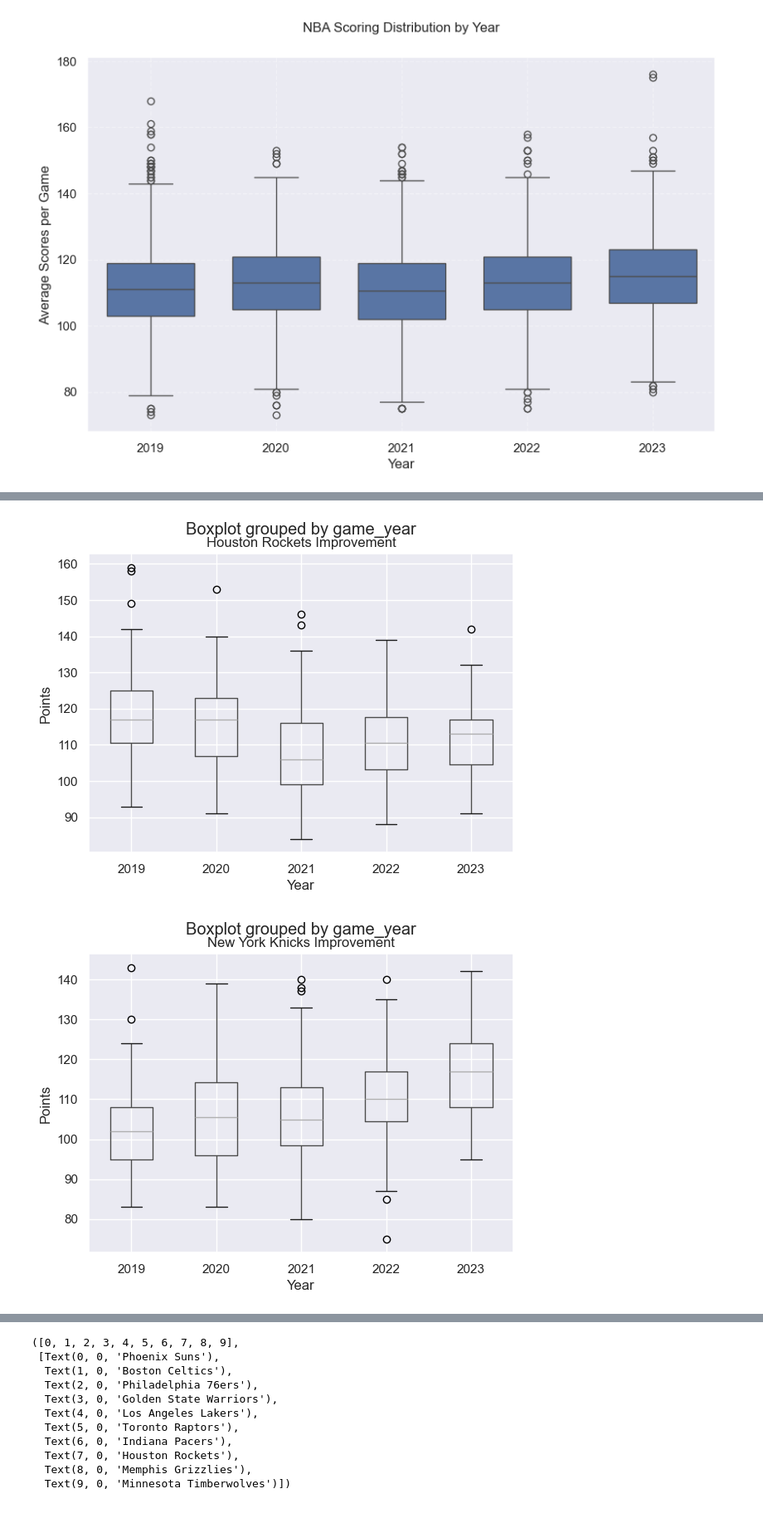
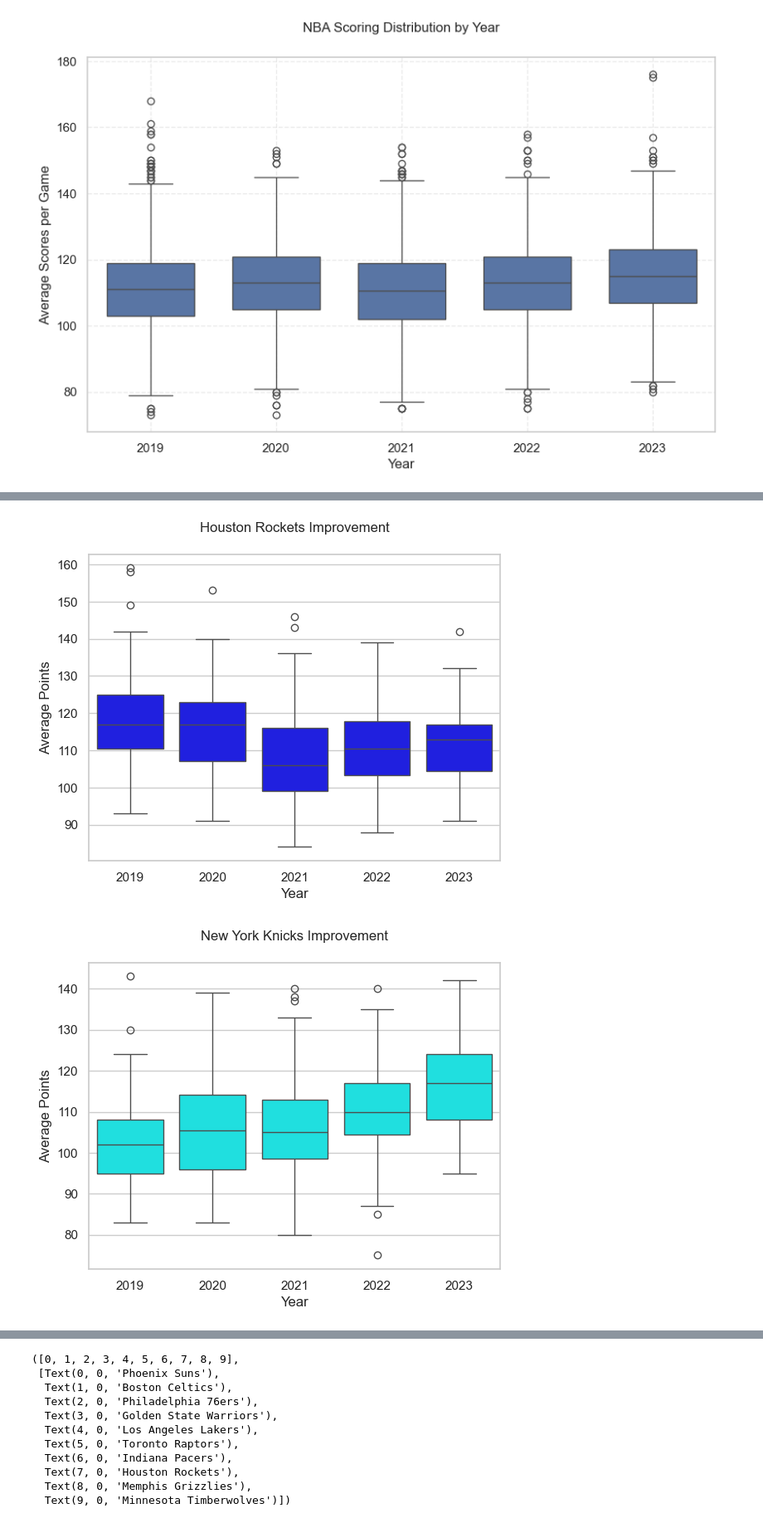
Before and after one commit to thezachdrake/UMD-INST627-Fall2024, a Jupyter notebook: Untitled.ipynb, the cells around one changed output, grey strips where cells are left out. Shown at 83% size. Drawn from its saved outputs; the diff is of its cells as text; code cells hidden in the pictures.

```diff
--- a/Untitled.ipynb
+++ b/Untitled.ipynb
@@ -376,10 +383,13 @@ print(score_stats_all.sort_values(by='mean', ascending=False).head(10))
 
 season_avg = pd.concat([games_recent_5yrs['pts_home'], games_recent_5yrs['pts_away']]).mean()
 
-sns.set_theme()
-sns.boxplot(data=score_stats_all, x="team_name", y="mean").set_title("Team average scores for past 5 seasons")
-plt.axhline(y=season_avg, color='r', linestyle='-', label='Overall Average')
+sns.set_theme(style="whitegrid")
+sns.boxplot(data=score_stats_all, x="team_name", y="mean").set_title("Team Average Scores for Past 5 Seasons", y=1.05)
+plt.axhline(y=season_avg, color='r', linestyle='--', label='Overall Average')
+plt.legend()
 plt.xticks(rotation='vertical')
+plt.xlabel('Team Name')
+plt.ylabel('Average Scores')
 # %% [output]
 Teams with highest average scores:
                                                    mean        std  count  \
@@ -866,18 +818,16 @@ plt.xticks(rotation=90)
 # %%
-hr_improve = reg_all_games[reg_all_games['team_name'] == 'Houston Rockets']
-hr_improve.boxplot(column='points', by='game_year')
-plt.title('Houston Rockets Improvement')
+sns.boxplot(x='game_year', y='points', data=hr_improve, color='blue')
+plt.title('Houston Rockets Improvement', y=1.05)
 plt.xlabel('Year')
-plt.ylabel('Points')
+plt.ylabel('Average Points')
 plt.show()
 
-nyk_improve = reg_all_games[reg_all_games['team_name'] == 'New York Knicks']
-nyk_improve.boxplot(column='points', by='game_year')
-plt.title('New York Knicks Improvement')
+sns.boxplot(x='game_year', y='points', data=nyk_improve, color='cyan')
+plt.title('New York Knicks Improvement', y=1.05)
 plt.xlabel('Year')
-plt.ylabel('Points')
+plt.ylabel('Average Points')
 plt.show()
 # %% [output]
-[figure, old version]
+[figure, new version]
-[figure, old version]
+[figure, new version]
 # %% [markdown]
```
Also changed, not shown: parts of 63 cells of this notebook.
